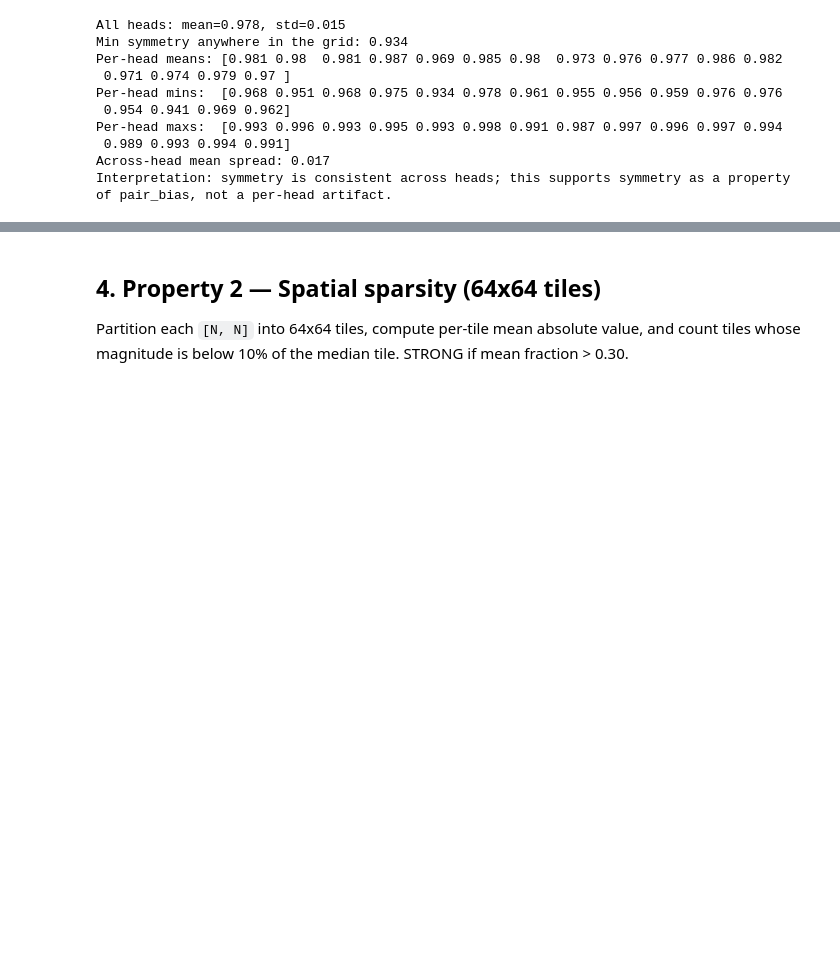
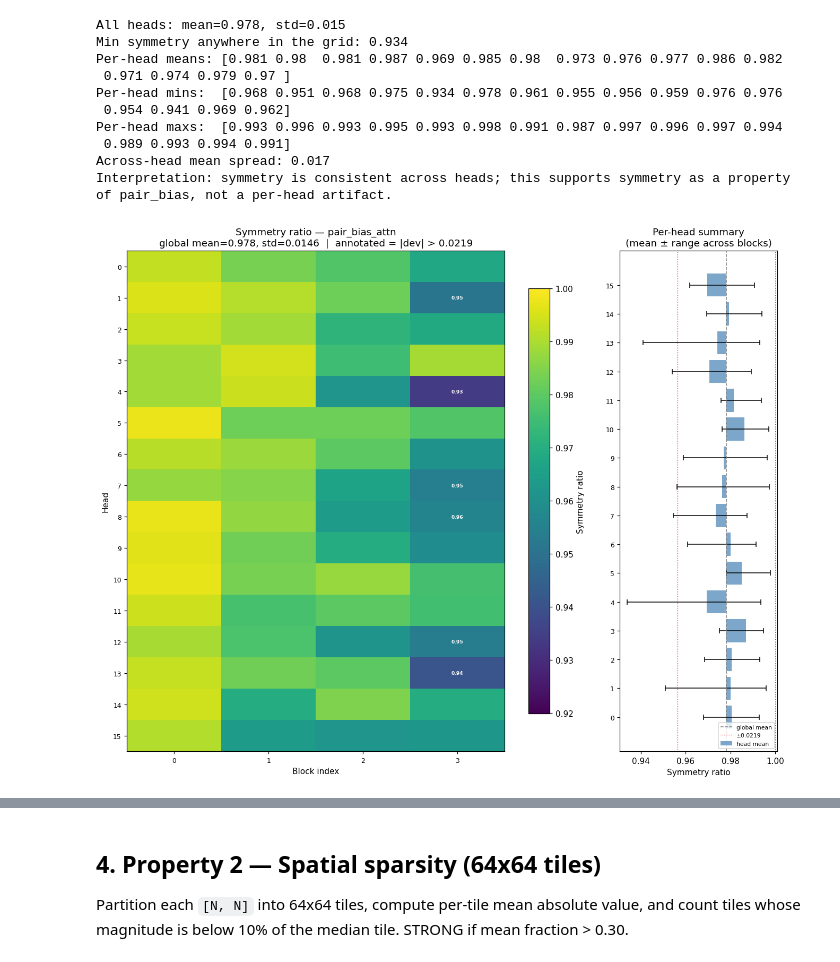
Before and after one commit to RTae/MegaFold, a Jupyter notebook: notebooks/analyze_pair_bias_patterns.ipynb, the cells around one changed output, grey strips where cells are left out. Saved outputs shown, nothing was run; the diff lists cells and outputs as text; code cells hidden in the pictures; blank space fills up the shorter version.

```diff
--- a/notebooks/analyze_pair_bias_patterns.ipynb
+++ b/notebooks/analyze_pair_bias_patterns.ipynb
@@ -320,4 +320,90 @@ Per-head maxs:  [0.993 0.996 0.993 0.995 0.993 0.998 0.991 0.987 0.997 0.996 0.9
 Across-head mean spread: 0.017
 Interpretation: symmetry is consistent across heads; this supports symmetry as a property of pair_bias, not a per-head artifact.
 # %%
-# Show a symmetry heatmap for all captured pair_bias_attn blocks, to see if there are any heads or blocks that deviate from the overall pattern.
+
+# Symmetry deviation heatmap — all captured pair_bias_attn blocks
+# Highlights any head or block that deviates from the overall pattern.
+
+_ltype = "pair_bias_attn"
+_blocks = sorted(by_layer[_ltype].keys())
+_grid = np.array([per_head_symmetry(by_layer[_ltype][b]) for b in _blocks], dtype=float)  # [B, H]
+
+if _grid.size == 0 or np.isnan(_grid).all():
+    print("No square pair_bias_attn tensors found — cannot build symmetry heatmap.")
+else:
+    _mean = float(np.nanmean(_grid))
+    _std  = float(np.nanstd(_grid))
+    _dev  = _grid - _mean          # deviation from global mean
+    _thresh = max(1.5 * _std, 0.005)   # flag if |dev| > threshold
+
+    fig, axes = plt.subplots(
+        1, 2,
+        figsize=(max(12, len(_blocks) * 0.75 + 4), max(4, _grid.shape[1] * 0.45 + 2.5)),
+        gridspec_kw={"width_ratios": [3, 1]},
+    )
+
+    # ── Left panel: absolute symmetry ratio ──────────────────────────────────
+    ax = axes[0]
+    vlo, vhi = max(0.0, _mean - 4 * _std), min(1.0, _mean + 4 * _std)
+    im0 = ax.imshow(_grid.T, aspect="auto", cmap="viridis", vmin=vlo, vmax=vhi)
+    plt.colorbar(im0, ax=ax, label="Symmetry ratio", shrink=0.85)
+
+    # Annotate outlier cells
+    B, H = _grid.shape
+    for b in range(B):
+        for h in range(H):
+            v = _grid[b, h]
+            if not np.isnan(v) and abs(v - _mean) > _thresh:
+                ax.text(b, h, f"{v:.2f}", ha="center", va="center",
+                        fontsize=6, color="white" if v < _mean else "black",
+                        fontweight="bold")
+
+    ax.set_xticks(range(len(_blocks)))
+    ax.set_xticklabels(_blocks, fontsize=8)
+    ax.set_yticks(range(_grid.shape[1]))
+    ax.set_yticklabels(range(_grid.shape[1]), fontsize=8)
+    ax.set_xlabel("Block index")
+    ax.set_ylabel("Head")
+    ax.set_title(
+        f"Symmetry ratio — pair_bias_attn\n"
+        f"global mean={_mean:.3f}, std={_std:.4f}  |  annotated = |dev| > {_thresh:.4f}"
+    )
+
+    # ── Right panel: per-head mean ± range ───────────────────────────────────
+    ax2 = axes[1]
+    _ph_mean = np.nanmean(_grid, axis=0)
+    _ph_min  = np.nanmin(_grid,  axis=0)
+    _ph_max  = np.nanmax(_grid,  axis=0)
+    heads = np.arange(_grid.shape[1])
+    ax2.barh(heads, _ph_mean - _mean, left=_mean, color="steelblue", alpha=0.7, label="head mean")
+    ax2.errorbar(
+        _ph_mean, heads,
+        xerr=[_ph_mean - _ph_min, _ph_max - _ph_mean],
+        fmt="none", color="black", linewidth=1, capsize=3,
+    )
+    ax2.axvline(_mean, color="gray", linestyle="--", linewidth=1, label=f"global mean")
+    ax2.axvline(_mean - _thresh, color="red", linestyle=":", linewidth=0.8)
+    ax2.axvline(_mean + _thresh, color="red", linestyle=":", linewidth=0.8, label=f"±{_thresh:.4f}")
+    ax2.set_yticks(heads)
+    ax2.set_yticklabels(heads, fontsize=8)
+    ax2.set_xlabel("Symmetry ratio")
+    ax2.set_title("Per-head summary\n(mean ± range across blocks)")
+    ax2.legend(fontsize=7, loc="lower right")
+
+    plt.tight_layout()
+    plt.show()
+
+    # ── Textual deviation report ──────────────────────────────────────────────
+    outlier_cells = [(b_idx, h, _grid[bi, h])
+                     for bi, b_idx in enumerate(_blocks)
+                     for h in range(H)
+                     if not np.isnan(_grid[bi, h]) and abs(_grid[bi, h] - _mean) > _thresh]
+    if outlier_cells:
+        print(f"\nOutlier cells (|dev| > {_thresh:.4f} from mean {_mean:.3f}):")
+        for b_idx, h, v in sorted(outlier_cells, key=lambda x: abs(x[2] - _mean), reverse=True):
+            print(f"  block={b_idx:2d}, head={h}: sym={v:.4f}  (dev={v - _mean:+.4f})")
+    else:
+        print(f"\nNo outlier cells — all (block, head) pairs within {_thresh:.4f} of mean {_mean:.3f}.")
+        print("Symmetry is uniform across all captured pair_bias_attn blocks and heads.")
+# %% [output]
+[figure, added]
```
Also changed, not shown: parts of 2 cells of this notebook.
